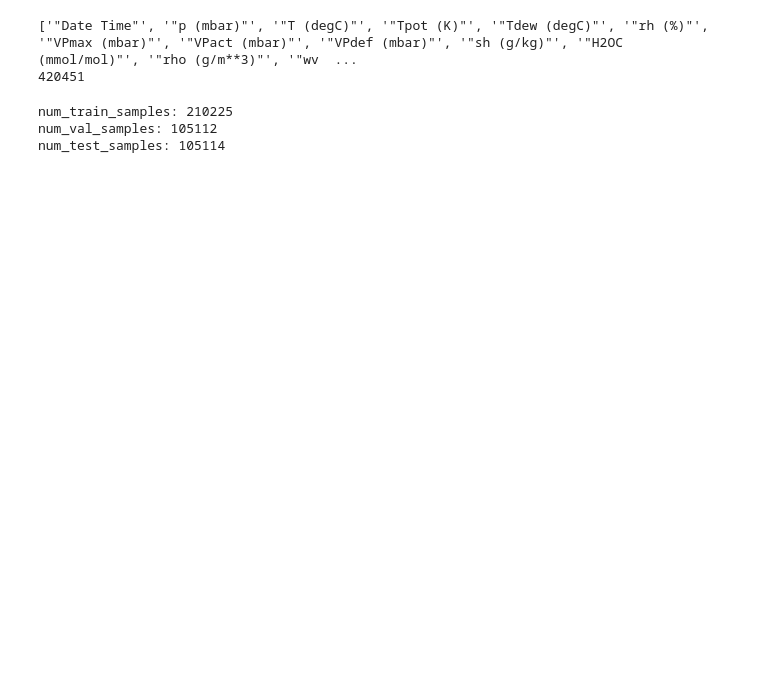
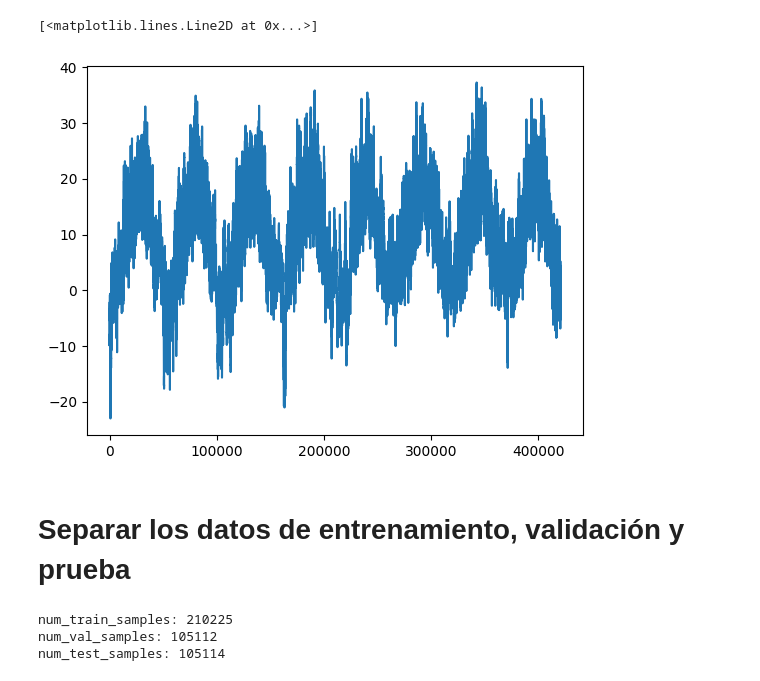
Before and after one commit to Azahramirez/prediccionconTransformers, a Jupyter notebook: seriesdetiempo.ipynb, the cells around one changed output. Cells and saved outputs as stored; diff of their text form; code cells hidden in the pictures; blank space fills up the shorter version.

```diff
--- a/seriesdetiempo.ipynb
+++ b/seriesdetiempo.ipynb
@@ -56,16 +47,18 @@ with open(fname) as f:
 lines = data.split("\n")
 header = lines[0].split(",")
 lines = lines[1:]
-print(header)
-print(len(lines))
-# %% [output]
-['"Date Time"', '"p (mbar)"', '"T (degC)"', '"Tpot (K)"', '"Tdew (degC)"', '"rh (%)"', '"VPmax (mbar)"', '"VPact (mbar)"', '"VPdef (mbar)"', '"sh (g/kg)"', '"H2OC (mmol/mol)"', '"rho (g/m**3)"', '"wv  ...
-420451
 # %%
 temperature = np.zeros((len(lines),))
 for i, line in enumerate(lines):
     values = [float(x) for x in line.split(",")[1:]]
     temperature[i] = values[1]
+# %%
+plt.plot(range(len(temperature)), temperature)
+# %% [output]
+[<matplotlib.lines.Line2D at 0x...>]
+[figure, added]
+# %% [markdown]
+# Separar los datos de entrenamiento, validación y prueba
 # %%
 
 
```
Also changed, not shown: parts of 14 cells of this notebook, 1 other file.
